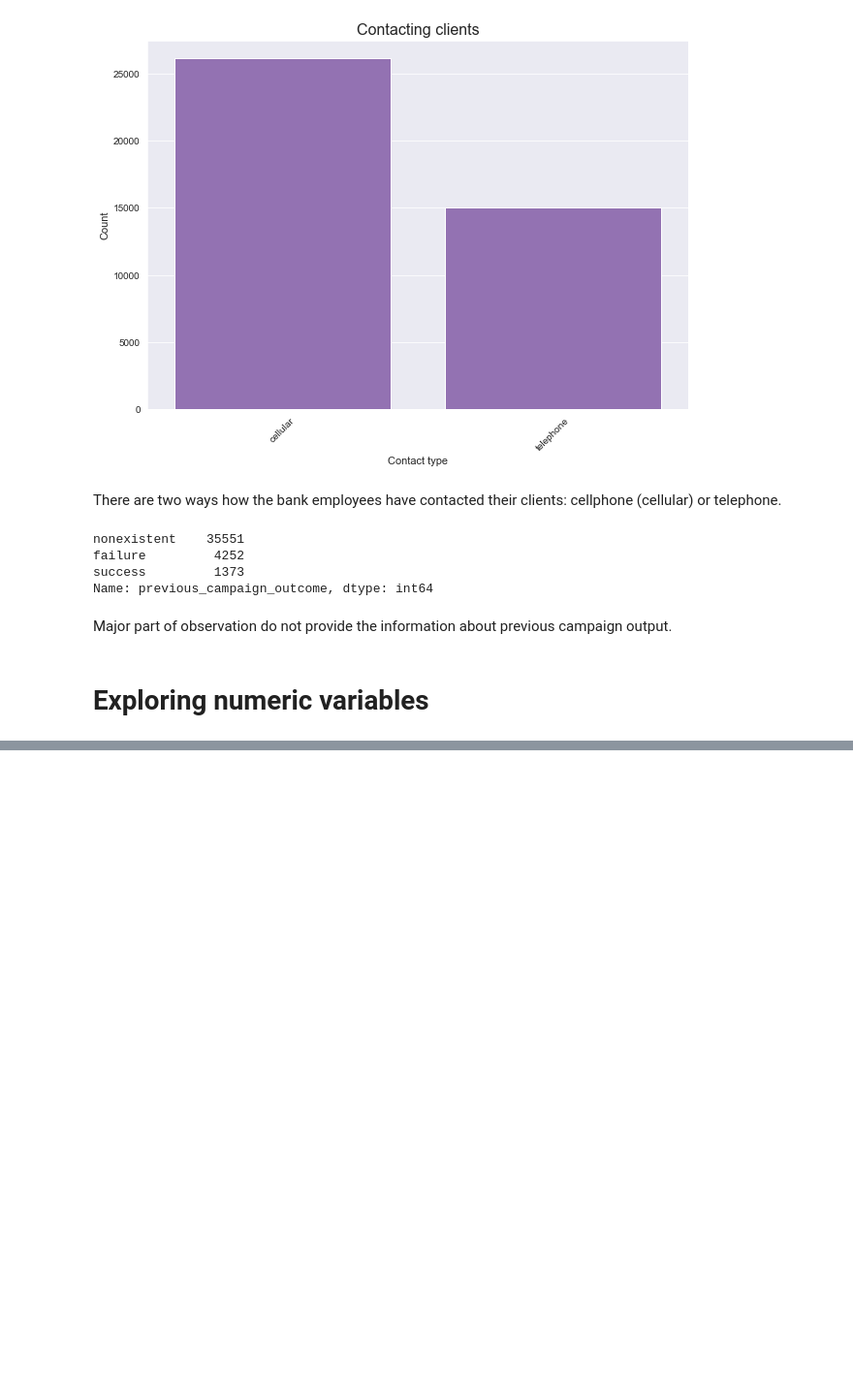
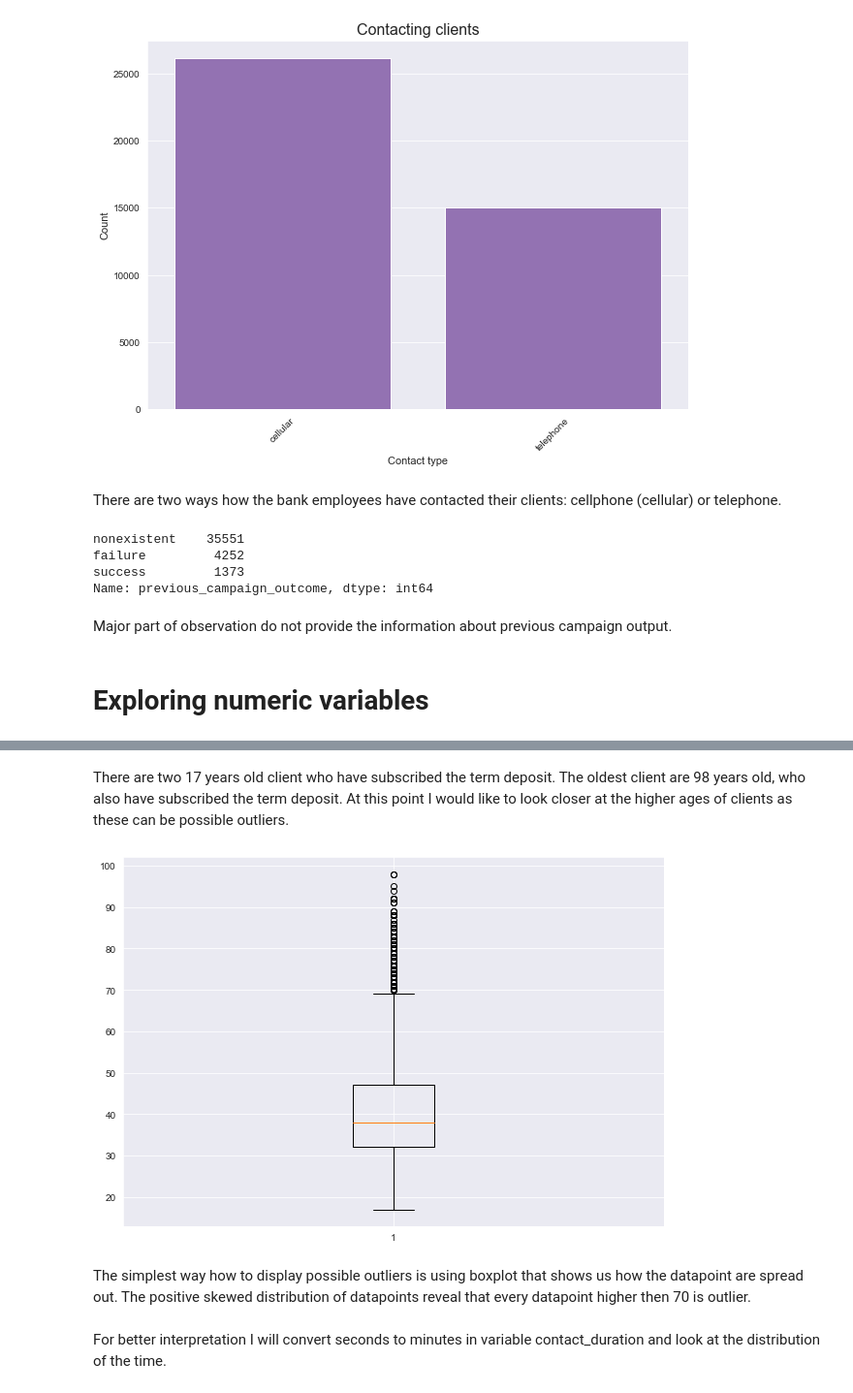
Before and after one commit to Janka93/Bank-Marketing-Campaign, a Jupyter notebook: Bank Marketing.ipynb, the cells around one changed output, grey strips where cells are left out. Shown: that part at 97% size. Saved outputs shown, nothing was run; the diff lists cells and outputs as text; code cells hidden in the pictures; blank space fills up the shorter version.

```diff
--- a/Bank Marketing.ipynb
+++ b/Bank Marketing.ipynb
@@ -385,0 +419,11 @@ Major part of observation do not provide the information about previous campaign
+# %% [markdown]
+There are two 17 years old client who have subscribed the term deposit. The oldest client are 98 years old, who also have subscribed the term deposit. At this point I would like to look closer at the higher ages of clients as these can be possible outliers.
+# %%
+# Visualizing age of clients using boxplot
+plt.boxplot(data.age);
+# %% [output]
+[figure, added]
+# %% [markdown]
+The simplest way how to display possible outliers is using boxplot that shows us how the datapoint are spread out. The positive skewed distribution of datapoints reveal that every datapoint higher then 70 is outlier.
+# %% [markdown]
+For better interpretation I will convert seconds to minutes in variable contact_duration and look at the distribution of the time.
```
Also changed, not shown: parts of 12 cells of this notebook.
